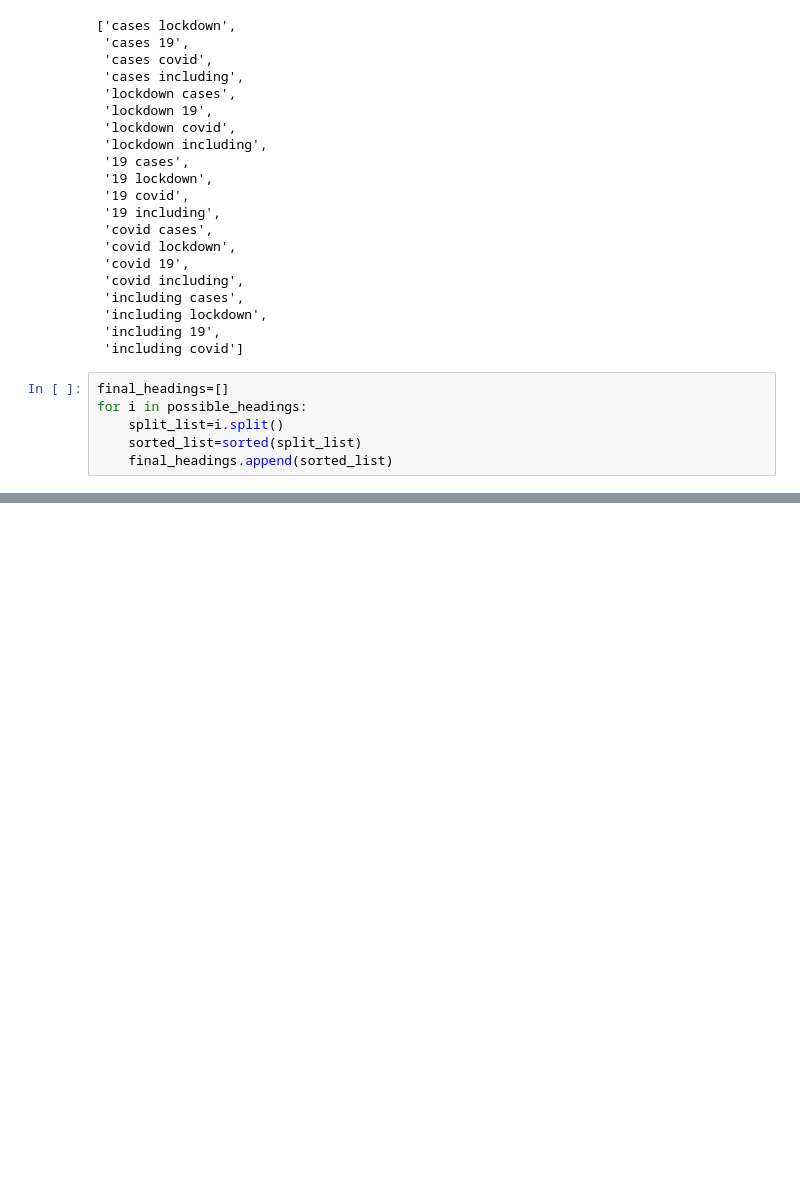
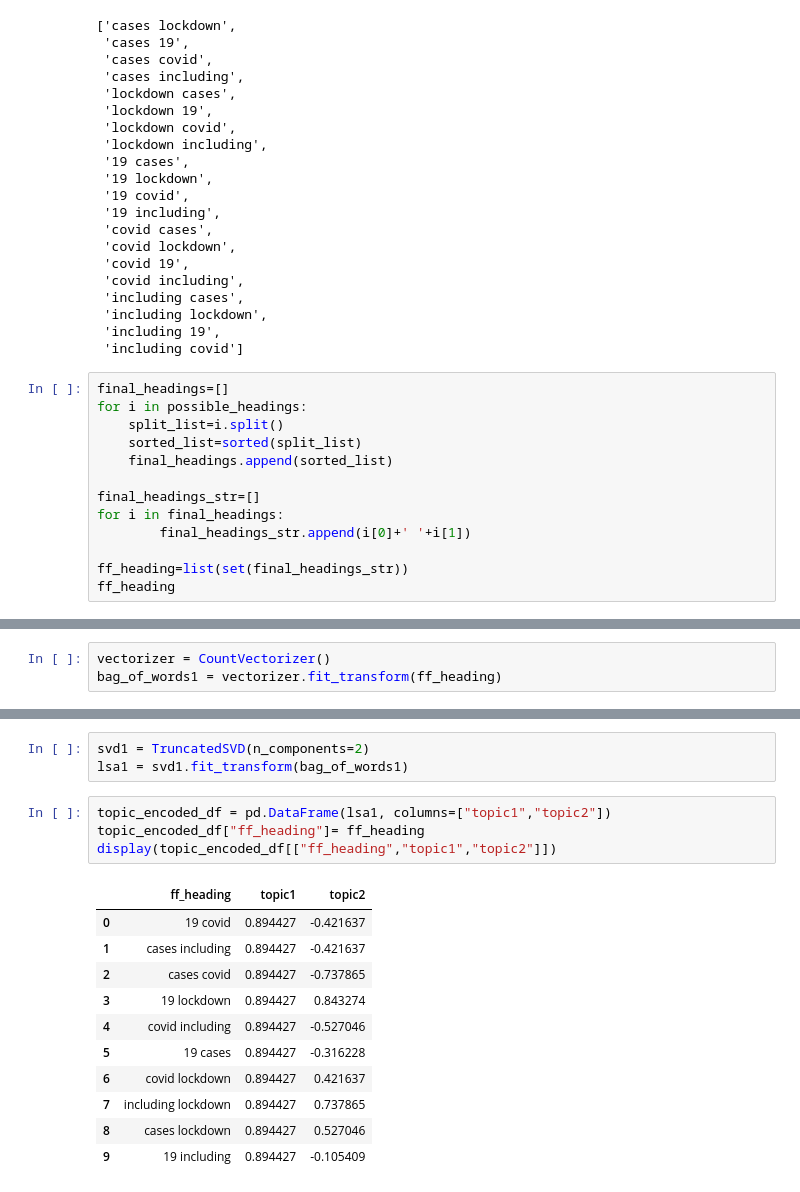
Before and after one commit to kshitiz28/Text-Summerization, a Jupyter notebook: LSA_summerizer.ipynb, the cells around one changed output, grey strips where cells are left out. Drawn from its saved outputs; the diff is of its cells as text; blank space fills up the shorter version.

Commit message:
LSA for heading completed

```diff
--- a/LSA_summerizer.ipynb
+++ b/LSA_summerizer.ipynb
@@ -261,4 +261,11 @@ for i in possible_headings:
     split_list=i.split()
     sorted_list=sorted(split_list)
     final_headings.append(sorted_list)
+
+final_headings_str=[]
+for i in final_headings:
+        final_headings_str.append(i[0]+' '+i[1])
+
+ff_heading=list(set(final_headings_str))
+ff_heading
 # %% [output]
@@ -265,0 +282,3 @@ TypeError: unhashable type: 'list'
+# %%
+vectorizer = CountVectorizer()
+bag_of_words1 = vectorizer.fit_transform(ff_heading)
@@ -265,0 +298,19 @@ TypeError: unhashable type: 'list'
+# %%
+svd1 = TruncatedSVD(n_components=2)
+lsa1 = svd1.fit_transform(bag_of_words1)
+# %%
+topic_encoded_df = pd.DataFrame(lsa1, columns=["topic1","topic2"])
+topic_encoded_df["ff_heading"]= ff_heading
+display(topic_encoded_df[["ff_heading","topic1","topic2"]])
+# %% [output]
+|  | ff_heading | topic1 | topic2 |
+| 0 | 19 covid | 0.894427 | -0.421637 |
+| 1 | cases including | 0.894427 | -0.421637 |
+| 2 | cases covid | 0.894427 | -0.737865 |
+| 3 | 19 lockdown | 0.894427 | 0.843274 |
+| 4 | covid including | 0.894427 | -0.527046 |
+| 5 | 19 cases | 0.894427 | -0.316228 |
+| 6 | covid lockdown | 0.894427 | 0.421637 |
+| 7 | including lockdown | 0.894427 | 0.737865 |
+| 8 | cases lockdown | 0.894427 | 0.527046 |
+| 9 | 19 including | 0.894427 | -0.105409 |
```
Also changed, not shown: parts of 9 cells of this notebook, 1 other file.
